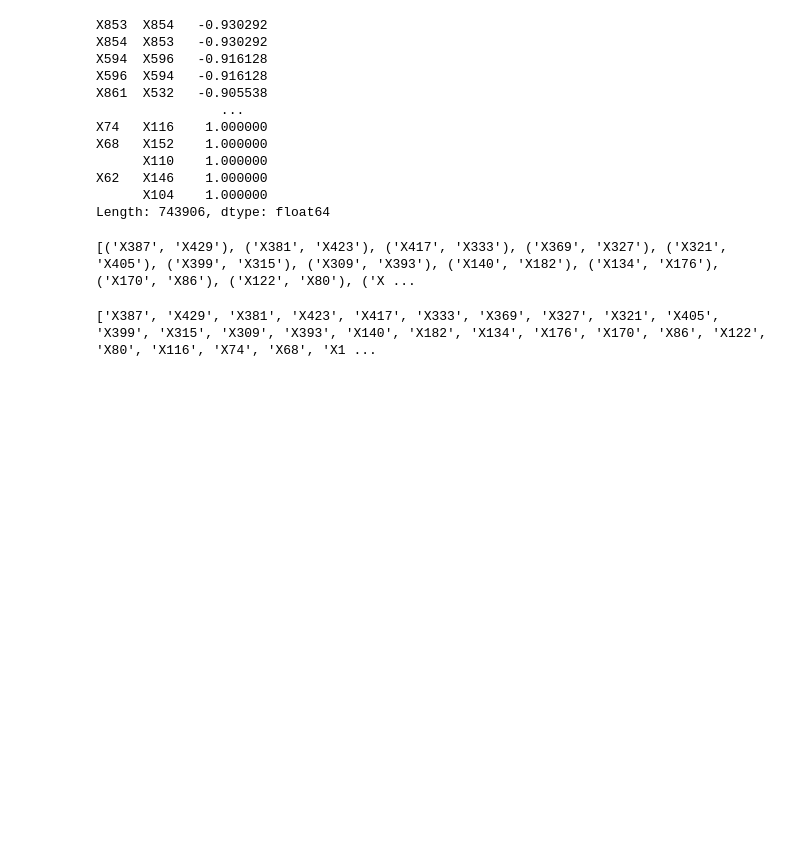
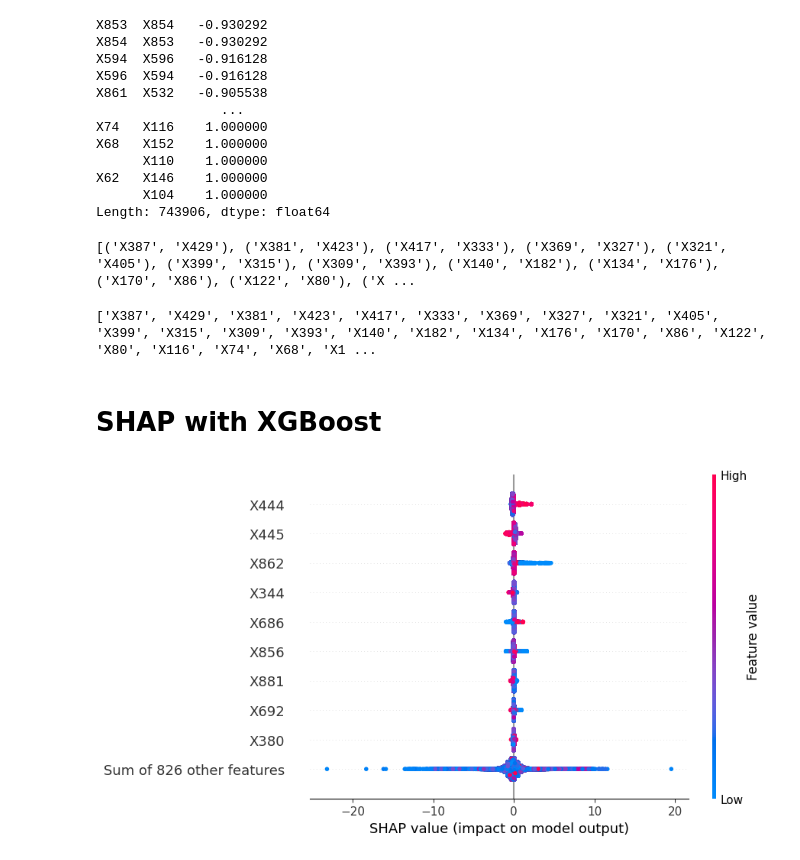
Before and after one commit to Arminas03/kaggle-crypto-market-prediction, a Jupyter notebook: notebooks/X_feature_analysis.ipynb, the cells around one changed output. Drawn from its saved outputs; the diff is of its cells as text; code cells hidden in the pictures; blank space fills up the shorter version.

Commit message:
fixed, try SHAP

```diff
--- a/notebooks/X_feature_analysis.ipynb
+++ b/notebooks/X_feature_analysis.ipynb
@@ -15,6 +17,8 @@ data.head()
 5 rows × 896 columns
 # %%
 x_data = data.iloc[:, 5:-1].copy()
+# %%
+y_data = data.iloc[:, -1].copy()
 # %%
 # Clean uninformative cols
 unique_val_cols = [col for col in x_data.columns if x_data[col].nunique() == 1]
@@ -216,3 +222,5 @@ flattened = list([item for tup in groups for item in tup])
 print(flattened)
 # %% [output]
 ['X387', 'X429', 'X381', 'X423', 'X417', 'X333', 'X369', 'X327', 'X321', 'X405', 'X399', 'X315', 'X309', 'X393', 'X140', 'X182', 'X134', 'X176', 'X170', 'X86', 'X122', 'X80', 'X116', 'X74', 'X68', 'X1 ...
+# %% [markdown]
+# SHAP with XGBoost
@@ -218,0 +230,11 @@ print(flattened)
+# %%
+model_xgb = xgboost.XGBRegressor(n_estimators=1000, max_depth=5).fit(x_data, y_data)
+
+x_data_sample = shap.utils.sample(x_data, 1000)
+
+explainer_xgb = shap.Explainer(model_xgb, x_data_sample)
+shap_values_xgb = explainer_xgb(x_data)
+# %%
+shap.plots.beeswarm(shap_values_xgb)
+# %% [output]
+[figure, added]
```
Also changed, not shown: parts of 5 cells of this notebook, 6 other files.
